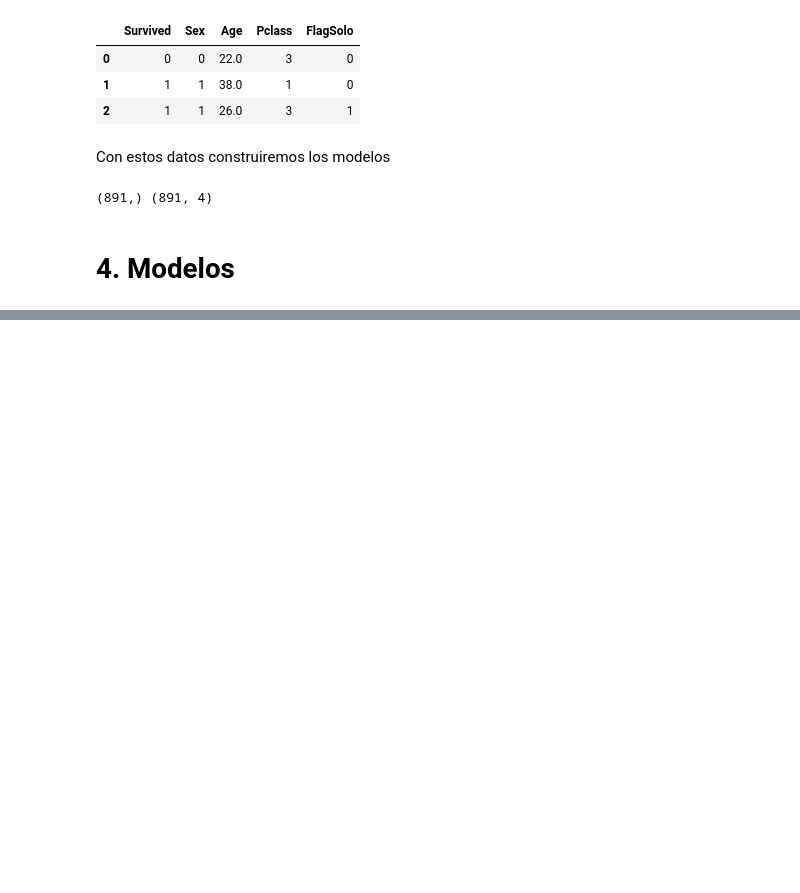
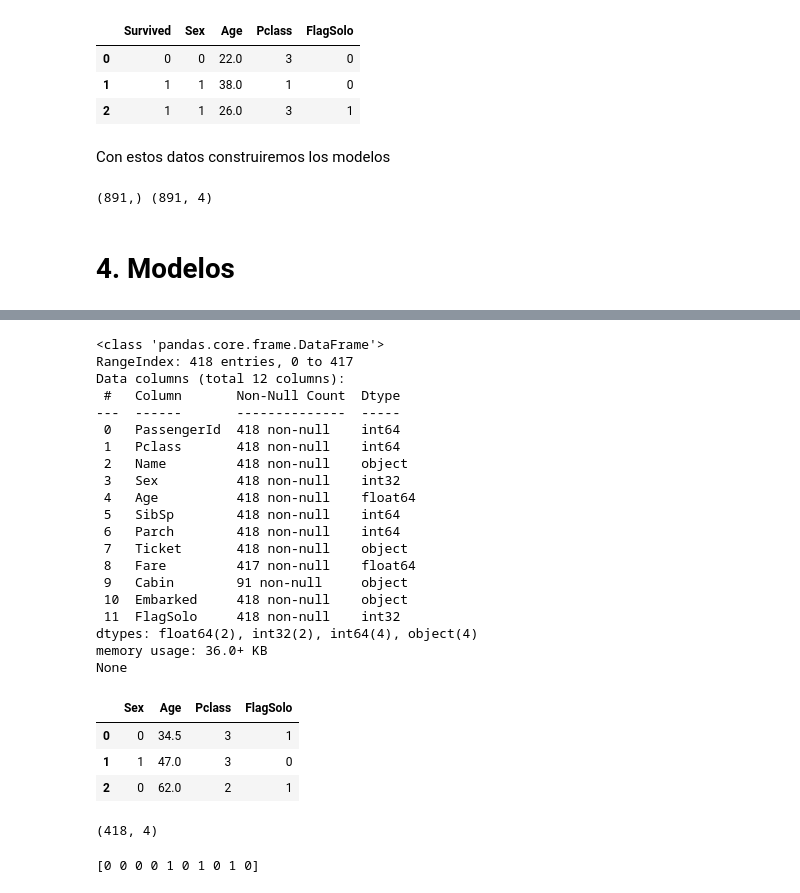
Before and after one commit to sneydermc3007/Analisis_Datos, a Jupyter notebook: Code/Analisis_titanic.ipynb, the cells around one changed output, grey strips where cells are left out. Cells and saved outputs as stored; diff of their text form; code cells hidden in the pictures; blank space fills up the shorter version.

```diff
--- a/Code/Analisis_titanic.ipynb
+++ b/Code/Analisis_titanic.ipynb
@@ -313,0 +388,54 @@ print(y_train.shape, x_train.shape)
+# %%
+# Preprocesamiento del test
+
+# El mapeo a Sex
+test['Sex'] = test['Sex'].map({'female': 1, 'male': 0}).astype(int)
+
+# Completamos los datos nulos de Age
+test['Age'] = test['Age'].fillna(28.0)
+
+# Crear FlagSolo
+test['FlagSolo'] = np.where((
+      test['SibSp'] == 0) & (test['Parch'] == 0), 1, 0)
+# %%
+print(test.info())
+test[datos].head(3)
+# %% [output]
+<class 'pandas.core.frame.DataFrame'>
+RangeIndex: 418 entries, 0 to 417
+Data columns (total 12 columns):
+ #   Column       Non-Null Count  Dtype
+---  ------       --------------  -----
+ 0   PassengerId  418 non-null    int64
+ 1   Pclass       418 non-null    int64
+ 2   Name         418 non-null    object
+ 3   Sex          418 non-null    int32
+ 4   Age          418 non-null    float64
+ 5   SibSp        418 non-null    int64
+ 6   Parch        418 non-null    int64
+ 7   Ticket       418 non-null    object
+ 8   Fare         417 non-null    float64
+ 9   Cabin        91 non-null     object
+ 10  Embarked     418 non-null    object
+ 11  FlagSolo     418 non-null    int32
+dtypes: float64(2), int32(2), int64(4), object(4)
+memory usage: 36.0+ KB
+None
+|  | Sex | Age | Pclass | FlagSolo |
+| 0 | 0 | 34.5 | 3 | 1 |
+| 1 | 1 | 47.0 | 3 | 0 |
+| 2 | 0 | 62.0 | 2 | 1 |
+# %%
+# Creacion del test set
+x_test = test[datos]
+
+print(x_test.shape)
+# %% [output]
+(418, 4)
+# %%
+# Prediccion de Sobrevivientes
+y_pred_log = logreg.predict(x_test)
+y_pred_tree = decision_tree.predict(x_test)
+print(y_pred_log[0:10])
+# %% [output]
+[0 0 0 0 1 0 1 0 1 0]
```
Also changed, not shown: parts of 10 cells of this notebook.
